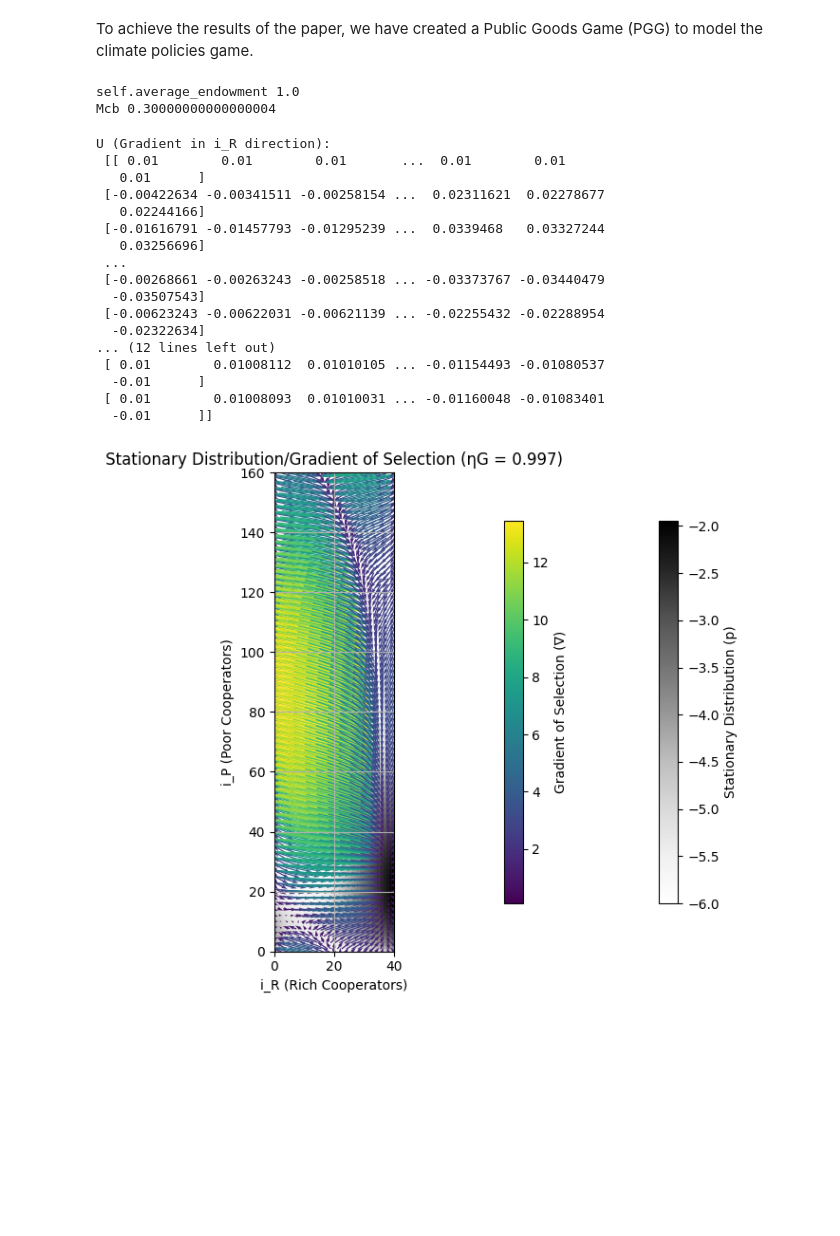
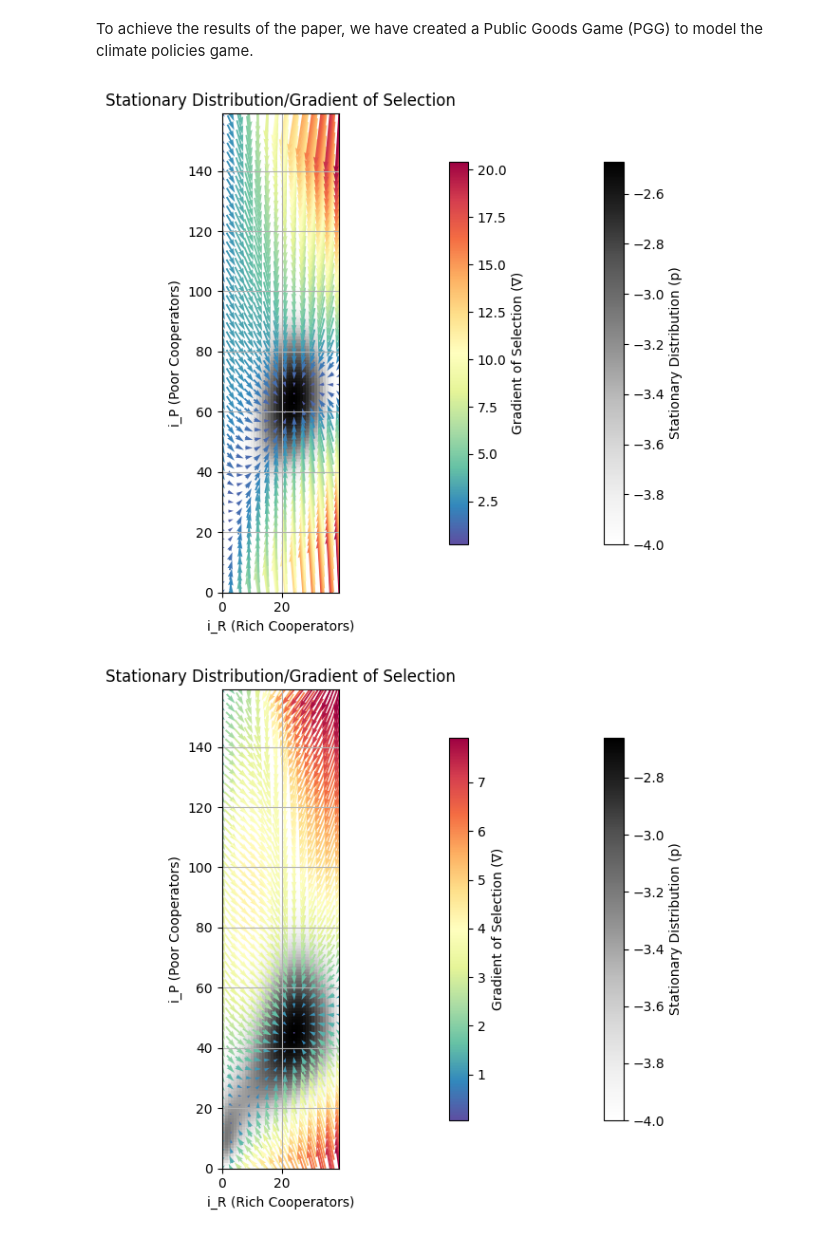
Before and after one commit to sid2364/climate-policies-under-wealth-inequity, a Jupyter notebook: Climate_policies_under_wealth_inequality.ipynb, the cells around one changed output. Saved outputs shown, nothing was run; the diff lists cells and outputs as text; code cells hidden in the pictures; blank space fills up the shorter version.

Commit message:
figure 2 plots

```diff
--- a/Climate_policies_under_wealth_inequality.ipynb
+++ b/Climate_policies_under_wealth_inequality.ipynb
@@ -820,5 +841,5 @@ class ClimateThresholdPublicGoodsGame:
 # %%
-def plot_gradient_of_selection(X, Y, U_, V_, stationary_distribution, eta_G=0, arrow_density=2):
+def plot_gradient_of_selection(X, Y, U_, V_, stationary_distribution, eta_G=0, arrow_density=3):
     """
     Standalone function to plot the gradient of selection using matplotlib.quiver and stationary distribution.
 
@@ -852,7 +873,7 @@ def plot_gradient_of_selection(X, Y, U_, V_, stationary_distribution, eta_G=0, a
 
     # Plot stationary distribution as a heatmap
     im = ax.imshow(
-        np.log10(stationary_distribution.T + 1e-6),  # Log scale for better contrast! Otherwise also can't fully see what's happening
+        np.log10(stationary_distribution.T + 1e-4),  # Log scale for better contrast! Otherwise also can't fully see what's happening
         origin='lower',
         cmap='Greys',
         extent=[0, X.max(), 0, Y.max()]
@@ -861,11 +882,12 @@ def plot_gradient_of_selection(X, Y, U_, V_, stationary_distribution, eta_G=0, a
     # Add quiver plot with colormap based on magnitude of gradients!
     quiver = ax.quiver(
         X, Y, U, V, magnitude,  # magnitude is used for arrow colors
-        scale=0.4,
+        scale=0.5,
         scale_units='xy',
         pivot='middle',
-        width=0.01,
-        cmap='viridis' # Could also use
+        width=0.015,
+        cmap='Spectral_r' # Could also use viridis, inferno, cividis, plasma, Spectral
+        # Spectral_r is reversed Spectral, which is the closest to the colours used in the paper
     )
 
     # Show the bars on the side about stationary distribution and gradient of selection
@@ -900,46 +922,42 @@ homophily = 0
 beta = 5
 mu = 0.01
 # %%
-game_3 = ClimateThresholdPublicGoodsGame(
-    population_size=200,
+# Figure 2 - A
+game = ClimateThresholdPublicGoodsGame(
+    population_size=population_size,
     rich_fraction=rich_fraction,
     endowment_rich=endowment_rich,
     endowment_poor=endowment_poor,
-    group_size=6,
+    group_size=group_size,
     threshold=threshold,
-    risk=0.3,
+    risk=0.2,
     contribution_factor=contribution_factor,
-    homophily=1,
+    homophily=0,
     beta=beta,
     mu=mu
 )
 
-X, Y, U, V, stationary_distribution = game_3.compute_gradient_of_selection()
-eta_G = game_3.compute_eta_G()
+X, Y, U, V, stationary_distribution = game.compute_gradient_of_selection()
+plot_gradient_of_selection(X, Y, U, V, stationary_distribution)
 # %% [output]
-self.average_endowment 1.0
-Mcb 0.30000000000000004
+[figure, added]
 # %%
-print("U (Gradient in i_R direction):\n", U)
-print("V (Gradient in i_P direction):\n", V)
+# Figure 2 - B
+game = ClimateThresholdPublicGoodsGame(
+    population_size=population_size,
+    rich_fraction=rich_fraction,
+    endowment_rich=endowment_rich,
+    endowment_poor=endowment_poor,
+    group_size=group_size,
+    threshold=threshold,
+    risk=0.2,
+    contribution_factor=contribution_factor,
+    homophily=0.7,
+    beta=beta,
+    mu=mu
+)
 
-plot_gradient_of_selection(X, Y, U, V, stationary_distribution, eta_G)
+X, Y, U, V, stationary_distribution = game.compute_gradient_of_selection()
+plot_gradient_of_selection(X, Y, U, V, stationary_distribution)
 # %% [output]
-U (Gradient in i_R direction):
- [[ 0.01        0.01        0.01       ...  0.01        0.01
-   0.01      ]
- [-0.00422634 -0.00341511 -0.00258154 ...  0.02311621  0.02278677
-   0.02244166]
- [-0.01616791 -0.01457793 -0.01295239 ...  0.0339468   0.03327244
-   0.03256696]
- ...
- [-0.00268661 -0.00263243 -0.00258518 ... -0.03373767 -0.03440479
-  -0.03507543]
- [-0.00623243 -0.00622031 -0.00621139 ... -0.02255432 -0.02288954
-  -0.02322634]
-... (12 lines left out)
- [ 0.01        0.01008112  0.01010105 ... -0.01154493 -0.01080537
-  -0.01      ]
- [ 0.01        0.01008093  0.01010031 ... -0.01160048 -0.01083401
-  -0.01      ]]
-[figure, old version]
+[figure, new version]
```
Also changed, not shown: parts of 16 cells of this notebook.
